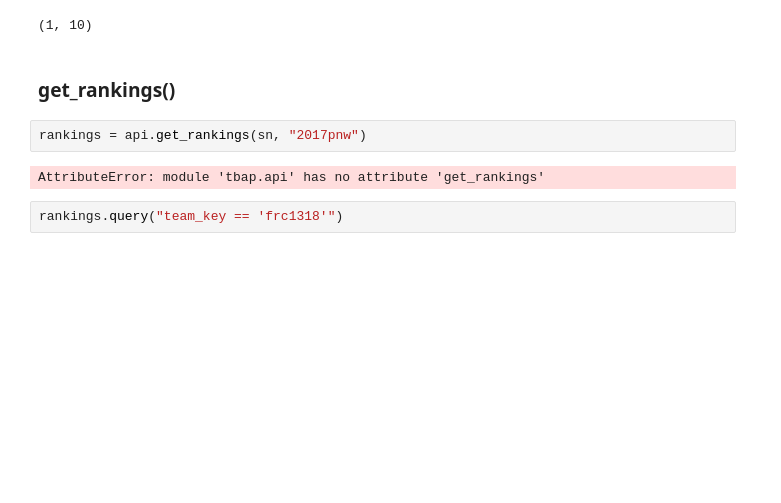
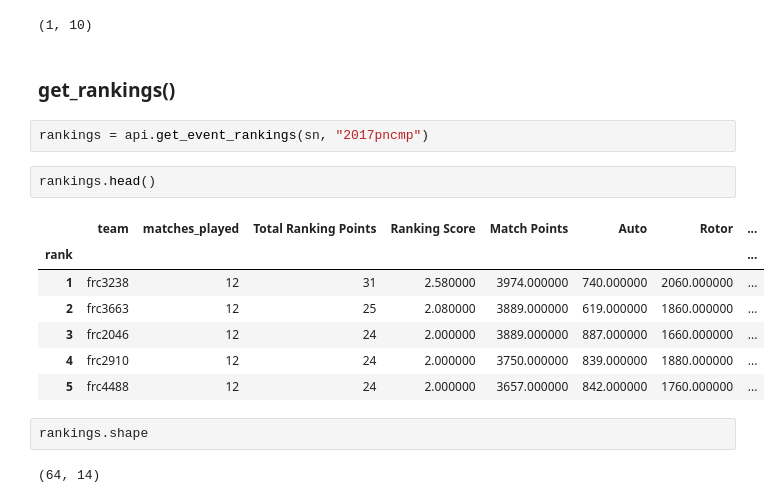
Before and after one commit to irwinsnet-old/tbap, a Jupyter notebook: TBA04 Event Data.ipynb, the cells around one changed output. Cells and saved outputs as stored; diff of their text form; blank space fills up the shorter version.

Commit message:
Added tests through get_event_rankings. Added check for non-200 http codes.

```diff
--- a/TBA04 Event Data.ipynb
+++ b/TBA04 Event Data.ipynb
@@ -181,8 +181,18 @@ event.shape
 # %% [markdown]
 ### get_rankings()
 # %%
-rankings = api.get_rankings(sn, "2017pnw")
+rankings = api.get_event_rankings(sn, "2017pncmp")
-# %% [output]
-AttributeError: module 'tbap.api' has no attribute 'get_rankings'
-# %%
-rankings.query("team_key == 'frc1318'")
+# %%
+rankings.head()
+# %% [output]
+|  | team | matches_played | Total Ranking Points | Ranking Score | Match Points | Auto | Rotor | ... |
+| rank |  |  |  |  |  |  |  | ... |
+| 1 | frc3238 | 12 | 31 | 2.580000 | 3974.000000 | 740.000000 | 2060.000000 | ... |
+| 2 | frc3663 | 12 | 25 | 2.080000 | 3889.000000 | 619.000000 | 1860.000000 | ... |
+| 3 | frc2046 | 12 | 24 | 2.000000 | 3889.000000 | 887.000000 | 1660.000000 | ... |
+| 4 | frc2910 | 12 | 24 | 2.000000 | 3750.000000 | 839.000000 | 1880.000000 | ... |
+| 5 | frc4488 | 12 | 24 | 2.000000 | 3657.000000 | 842.000000 | 1760.000000 | ... |
+# %%
+rankings.shape
+# %% [output]
+(64, 14)
```
Also changed, not shown: 4 other files.
